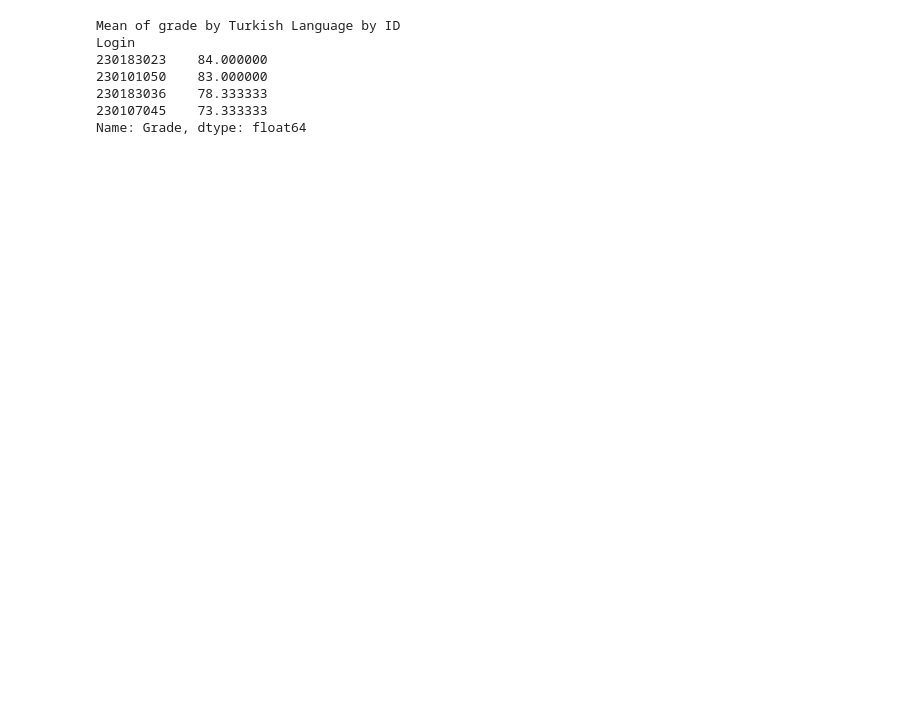
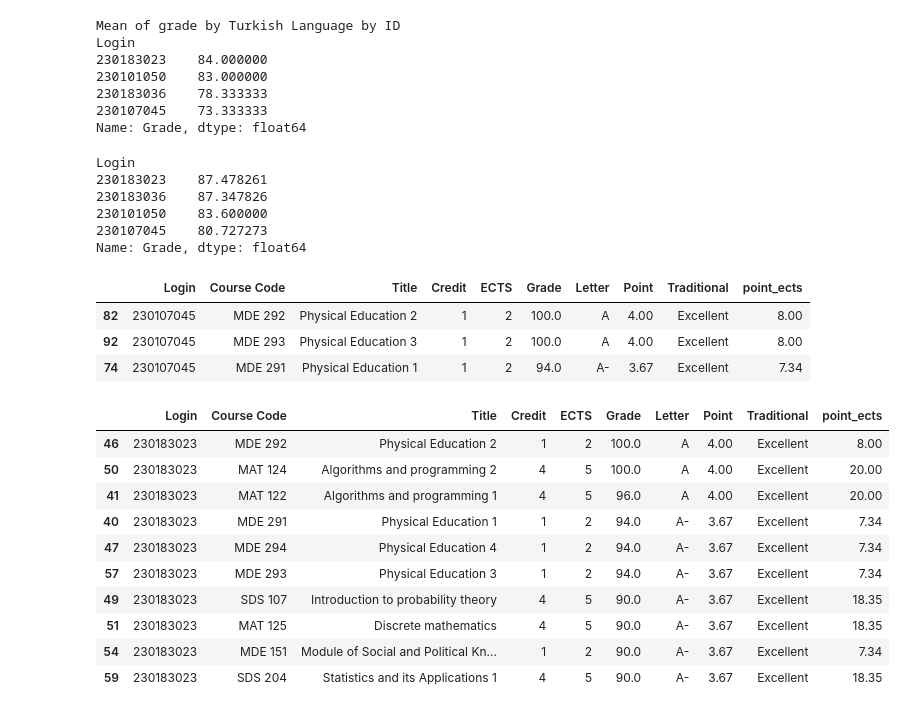
Before and after one commit to tsapuanq/NLP-AI-LAB, a Jupyter notebook: week_1/sdu-scrap/analysing.ipynb, the cells around one changed output. Saved outputs shown, nothing was run; the diff lists cells and outputs as text; code cells hidden in the pictures; blank space fills up the shorter version.

```diff
--- a/week_1/sdu-scrap/analysing.ipynb
+++ b/week_1/sdu-scrap/analysing.ipynb
@@ -196,3 +196,37 @@ Login
 230183036    78.333333
 230107045    73.333333
 Name: Grade, dtype: float64
+# %%
+df.groupby('Login')['Grade'].mean().sort_values(ascending=False)
+# %% [output]
+Login
+230183023    87.478261
+230183036    87.347826
+230101050    83.600000
+230107045    80.727273
+Name: Grade, dtype: float64
+# %%
+df1 = df[df['Login'] == 230107045]
+# df1[(df1['Grade'] >= 80) & (df1['Grade'] <= 84)]
+df1[df1['Grade'] >= 90].sort_values(by='Grade', ascending=False)
+# %% [output]
+|  | Login | Course Code | Title | Credit | ECTS | Grade | Letter | Point | Traditional | point_ects |
+| 82 | 230107045 | MDE 292 | Physical Education 2 | 1 | 2 | 100.0 | A | 4.00 | Excellent | 8.00 |
+| 92 | 230107045 | MDE 293 | Physical Education 3 | 1 | 2 | 100.0 | A | 4.00 | Excellent | 8.00 |
+| 74 | 230107045 | MDE 291 | Physical Education 1 | 1 | 2 | 94.0 | A- | 3.67 | Excellent | 7.34 |
+# %%
+df1 = df[df['Login'] == 230183023]
+# df1[(df1['Grade'] >= 80) & (df1['Grade'] <= 84)]
+df1[df1['Grade'] >= 90].sort_values(by='Grade', ascending=False)
+# %% [output]
+|  | Login | Course Code | Title | Credit | ECTS | Grade | Letter | Point | Traditional | point_ects |
+| 46 | 230183023 | MDE 292 | Physical Education 2 | 1 | 2 | 100.0 | A | 4.00 | Excellent | 8.00 |
+| 50 | 230183023 | MAT 124 | Algorithms and programming 2 | 4 | 5 | 100.0 | A | 4.00 | Excellent | 20.00 |
+| 41 | 230183023 | MAT 122 | Algorithms and programming 1 | 4 | 5 | 96.0 | A | 4.00 | Excellent | 20.00 |
+| 40 | 230183023 | MDE 291 | Physical Education 1 | 1 | 2 | 94.0 | A- | 3.67 | Excellent | 7.34 |
+| 47 | 230183023 | MDE 294 | Physical Education 4 | 1 | 2 | 94.0 | A- | 3.67 | Excellent | 7.34 |
+| 57 | 230183023 | MDE 293 | Physical Education 3 | 1 | 2 | 94.0 | A- | 3.67 | Excellent | 7.34 |
+| 49 | 230183023 | SDS 107 | Introduction to probability theory | 4 | 5 | 90.0 | A- | 3.67 | Excellent | 18.35 |
+| 51 | 230183023 | MAT 125 | Discrete mathematics | 4 | 5 | 90.0 | A- | 3.67 | Excellent | 18.35 |
+| 54 | 230183023 | MDE 151 | Module of Social and Political Kn... | 1 | 2 | 90.0 | A- | 3.67 | Excellent | 7.34 |
+| 59 | 230183023 | SDS 204 | Statistics and its Applications 1 | 4 | 5 | 90.0 | A- | 3.67 | Excellent | 18.35 |
```
Also changed, not shown: parts of 3 cells of this notebook.
